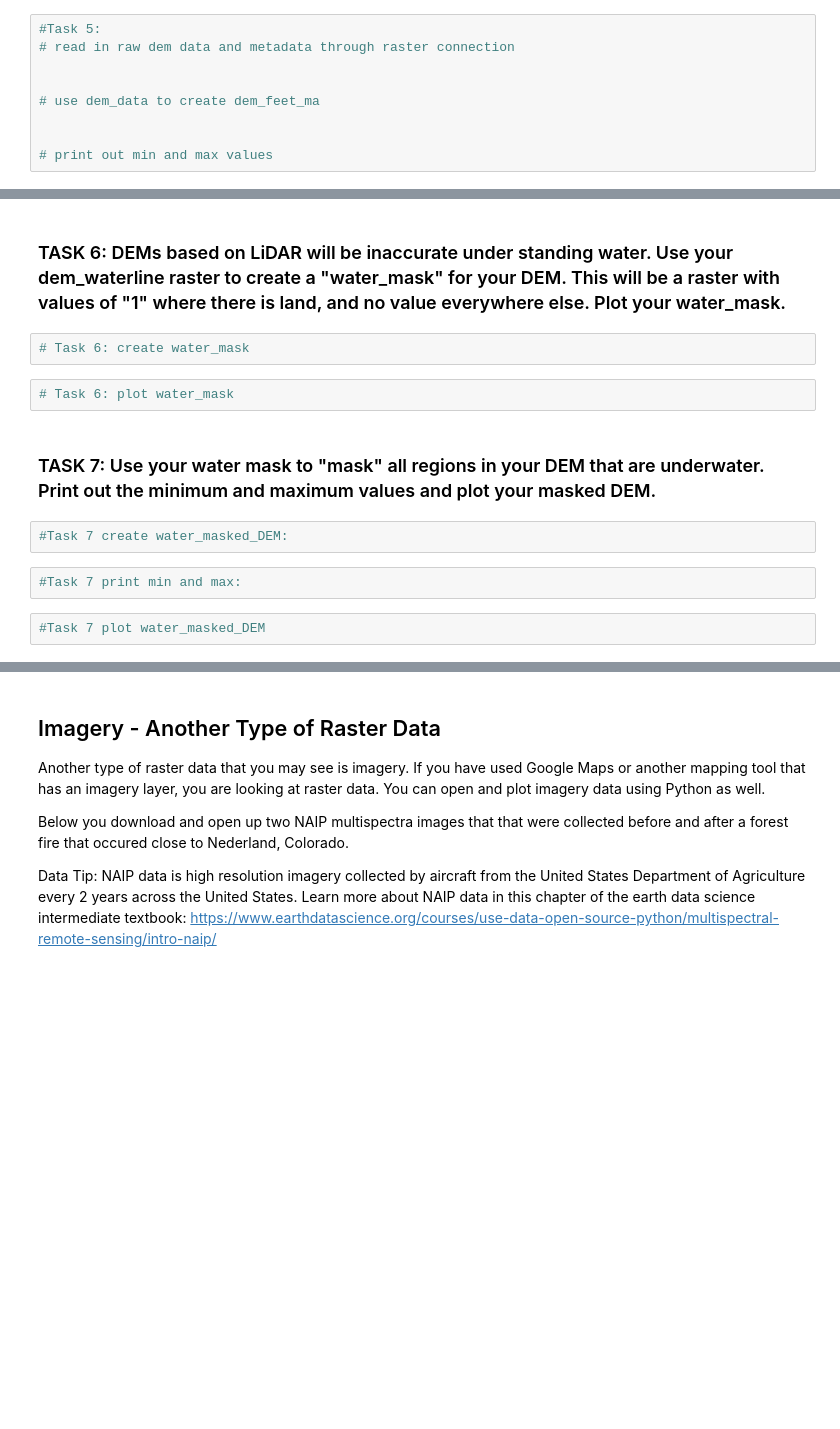
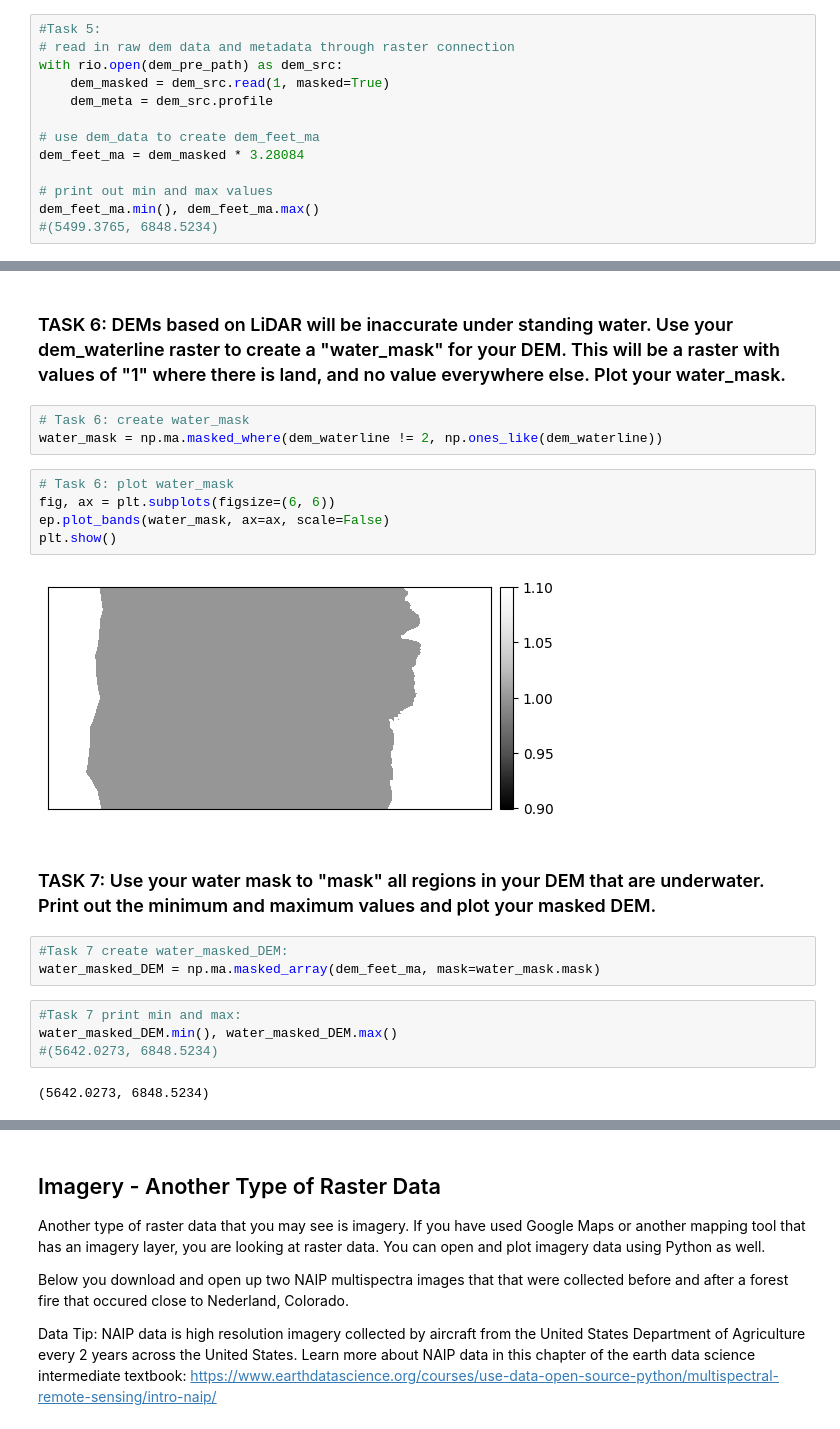
Before and after one commit to jmatrone/EnvDatSci, a Jupyter notebook: CodeSprints/RasterData101.ipynb, the cells around one changed output, grey strips where cells are left out. Drawn from its saved outputs; the diff is of its cells as text; blank space fills up the shorter version.

```diff
--- a/CodeSprints/RasterData101.ipynb
+++ b/CodeSprints/RasterData101.ipynb
@@ -317,9 +338,13 @@ Note: we did not use masked = T when we read in the dem.
 # %%
 #Task 5:
 # read in raw dem data and metadata through raster connection
-
+with rio.open(dem_pre_path) as dem_src:
+    dem_masked = dem_src.read(1, masked=True)
+    dem_meta = dem_src.profile
 
 # use dem_data to create dem_feet_ma
-
+dem_feet_ma = dem_masked * 3.28084
 
 # print out min and max values
+dem_feet_ma.min(), dem_feet_ma.max()
+#(5499.3765, 6848.5234)
@@ -369,13 +410,22 @@ Often in raster manipulation, we want to use certain criteria to mask out raster
 ### TASK 6: DEMs based on LiDAR will be inaccurate under standing water. Use your dem_waterline raster to create a "water_mask" for your DEM. This will be a raster with values of "1" where there is land, and no value everywhere else. Plot your water_mask.
 # %%
 # Task 6: create water_mask
+water_mask = np.ma.masked_where(dem_waterline != 2, np.ones_like(dem_waterline))
-# %%
-# Task 6: plot water_mask
+# %%
+# Task 6: plot water_mask
+fig, ax = plt.subplots(figsize=(6, 6))
+ep.plot_bands(water_mask, ax=ax, scale=False)
+plt.show()
+# %% [output]
+[figure, added]
 # %% [markdown]
 ### TASK 7: Use your water mask to "mask" all regions in your DEM that are underwater. Print out the minimum and maximum values and plot your masked DEM.
 # %%
 #Task 7 create water_masked_DEM:
+water_masked_DEM = np.ma.masked_array(dem_feet_ma, mask=water_mask.mask)
 # %%
 #Task 7 print min and max:
+water_masked_DEM.min(), water_masked_DEM.max()
+#(5642.0273, 6848.5234)
+# %% [output]
+(5642.0273, 6848.5234)
-# %%
-#Task 7 plot water_masked_DEM
```
Also changed, not shown: parts of 26 cells of this notebook.
